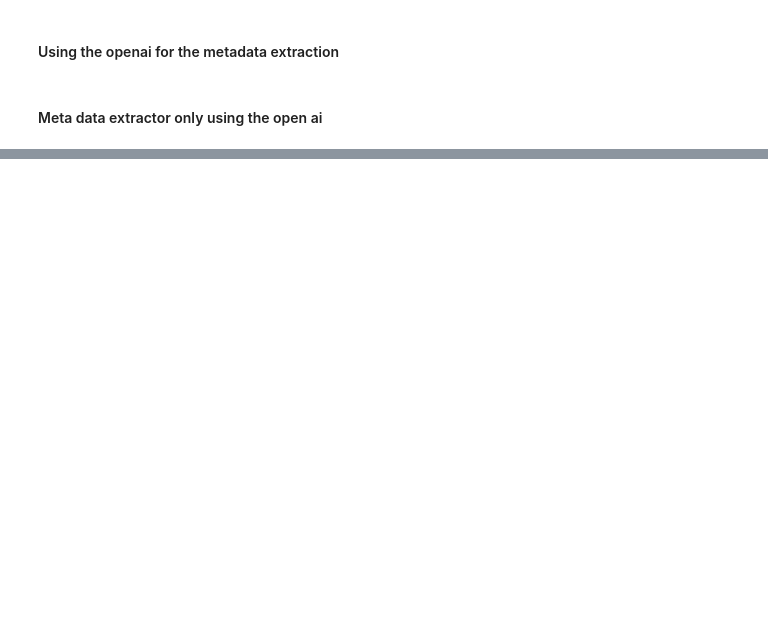
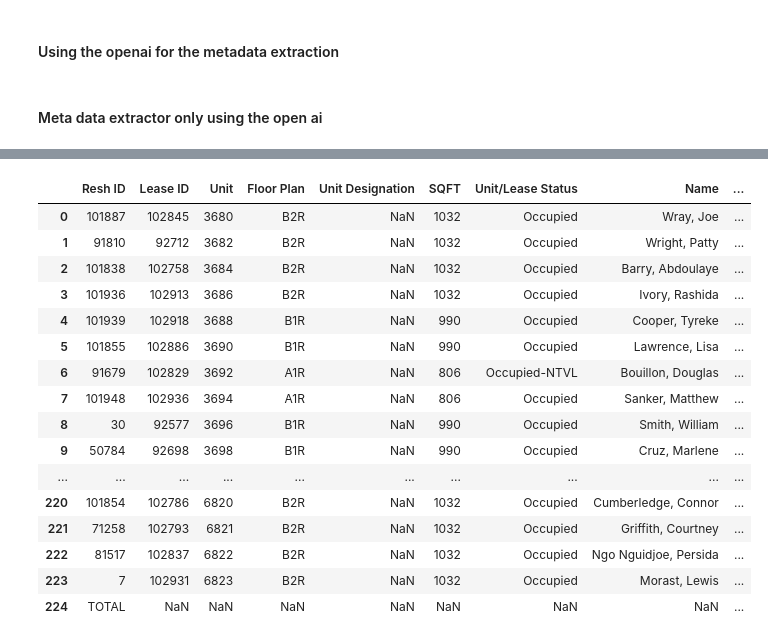
Before and after one commit to harikeerthan24/Lenguard, a Jupyter notebook: main.ipynb, the cells around one changed output, grey strips where cells are left out. Saved outputs shown, nothing was run; the diff lists cells and outputs as text; code cells hidden in the pictures; blank space fills up the shorter version.

Commit message:
currently the script is spliting the metadata and the rent roll data

```diff
--- a/main.ipynb
+++ b/main.ipynb
@@ -539,3 +560,77 @@ rent_roll_data  # Return cleaned DataFrame
 
 # #     except Exception as e:
 # #         logger.error(f"Program execution failed: {str(e)}")
+# %%
+import pandas as pd
+
+def load_excel_data(file_path: str) -> pd.ExcelFile:
+    """Load Excel file from given path"""
+    return pd.ExcelFile(file_path)
+
+def parse_excel_data(excel_file: pd.ExcelFile) -> pd.DataFrame:
+    """Parse Excel file into DataFrame"""
+    return excel_file.parse()
+
+def find_header_row(data: pd.DataFrame, headers: list) -> int:
+    """Find the row containing any of the expected headers"""
+    header_row_idx = None
+    for i, row in data.iterrows():
+        if any(col in headers for col in row.astype(str)):  # Check if any column matches expected headers
+            header_row_idx = i
+            break  # Stop after finding the first match
+
+    if header_row_idx is None:
+        raise ValueError("No matching header row found in the Excel file.")
+
+    print(f"Header row found at index: {header_row_idx}")
+    return header_row_idx
+def extract_metadata(data: pd.DataFrame, header_index: int) -> dict:
+    """Extract and process metadata before header row"""
+    metadata = data.iloc[:header_index].copy()
+    metadata = metadata.dropna(how='all').reset_index(drop=True)
+
+    metadata_dict = {}
+    for idx, row in metadata.iterrows():
+        row_clean = row.dropna()
+        if not row_clean.empty:
+            metadata_dict[f"row_{idx}"] = row_clean.to_dict()
+    return metadata_dict
+
+def process_rent_roll_data(data: pd.DataFrame, header_index: int) -> pd.DataFrame:
+    """Process rent roll data after header row"""
+    data = data.iloc[header_index:].reset_index(drop=True)
+    data.columns = data.iloc[0]
+    rent_roll_data = data.iloc[1:].reset_index(drop=True)
+    return rent_roll_data.dropna(how='all').reset_index(drop=True)
+def main():
+    # Define expected headers - any one of these should be present
+    headers = [
+        'Resh ID', 'Lease ID', 'Unit', 'Floor Plan', 'Unit Designation', 'SQFT',
+        'Unit/Lease Status', 'Name', 'Phone Number', 'Email', 'Move-In',
+        'Notice For Date', 'Move-Out', 'Lease Start', 'Lease End', 'Market + Addl.',
+        'Dep On Hand', 'Balance', 'Total Charges', 'RENT', 'PEST', 'VALET TRASH',
+        'TRASH', 'PETRENT', 'LOP15', 'EMPLCRED', 'OHIOCHOICE', 'WAIVED ADMIN FEE',
+        'WAIVED APP FEE', 'SETUPFEE'
+    ]
+
+    # Pipeline execution
+    file_path = input("Please enter the path to your rent roll Excel file: ")
+    excel_file = load_excel_data(file_path)
+    raw_data = parse_excel_data(excel_file)
+    header_index = find_header_row(raw_data, headers)
+
+    if header_index is not None:
+        metadata = extract_metadata(raw_data, header_index)
+        rent_roll_data = process_rent_roll_data(raw_data, header_index)
+
+        print("Metadata:")
+        print(metadata.values())
+
+        return rent_roll_data
+    else:
+        raise ValueError("Could not find any of the expected headers in data")
+
+# Execute pipeline
+rent_roll_data = main()
+rent_roll_data
+# %% [output]
@@ -541,0 +640,17 @@ rent_roll_data  # Return cleaned DataFrame
+|  | Resh ID | Lease ID | Unit | Floor Plan | Unit Designation | SQFT | Unit/Lease Status | Name | ... |
+| 0 | 101887 | 102845 | 3680 | B2R | NaN | 1032 | Occupied | Wray, Joe | ... |
+| 1 | 91810 | 92712 | 3682 | B2R | NaN | 1032 | Occupied | Wright, Patty | ... |
+| 2 | 101838 | 102758 | 3684 | B2R | NaN | 1032 | Occupied | Barry, Abdoulaye | ... |
+| 3 | 101936 | 102913 | 3686 | B2R | NaN | 1032 | Occupied | Ivory, Rashida | ... |
+| 4 | 101939 | 102918 | 3688 | B1R | NaN | 990 | Occupied | Cooper, Tyreke | ... |
+| 5 | 101855 | 102886 | 3690 | B1R | NaN | 990 | Occupied | Lawrence, Lisa | ... |
+| 6 | 91679 | 102829 | 3692 | A1R | NaN | 806 | Occupied-NTVL | Bouillon, Douglas | ... |
+| 7 | 101948 | 102936 | 3694 | A1R | NaN | 806 | Occupied | Sanker, Matthew | ... |
+| 8 | 30 | 92577 | 3696 | B1R | NaN | 990 | Occupied | Smith, William | ... |
+| 9 | 50784 | 92698 | 3698 | B1R | NaN | 990 | Occupied | Cruz, Marlene | ... |
+| ... | ... | ... | ... | ... | ... | ... | ... | ... | ... |
+| 220 | 101854 | 102786 | 6820 | B2R | NaN | 1032 | Occupied | Cumberledge, Connor | ... |
+| 221 | 71258 | 102793 | 6821 | B2R | NaN | 1032 | Occupied | Griffith, Courtney | ... |
+| 222 | 81517 | 102837 | 6822 | B2R | NaN | 1032 | Occupied | Ngo Nguidjoe, Persida | ... |
+| 223 | 7 | 102931 | 6823 | B2R | NaN | 1032 | Occupied | Morast, Lewis | ... |
+| 224 | TOTAL | NaN | NaN | NaN | NaN | NaN | NaN | NaN | ... |
```
Also changed, not shown: parts of 5 cells of this notebook.
